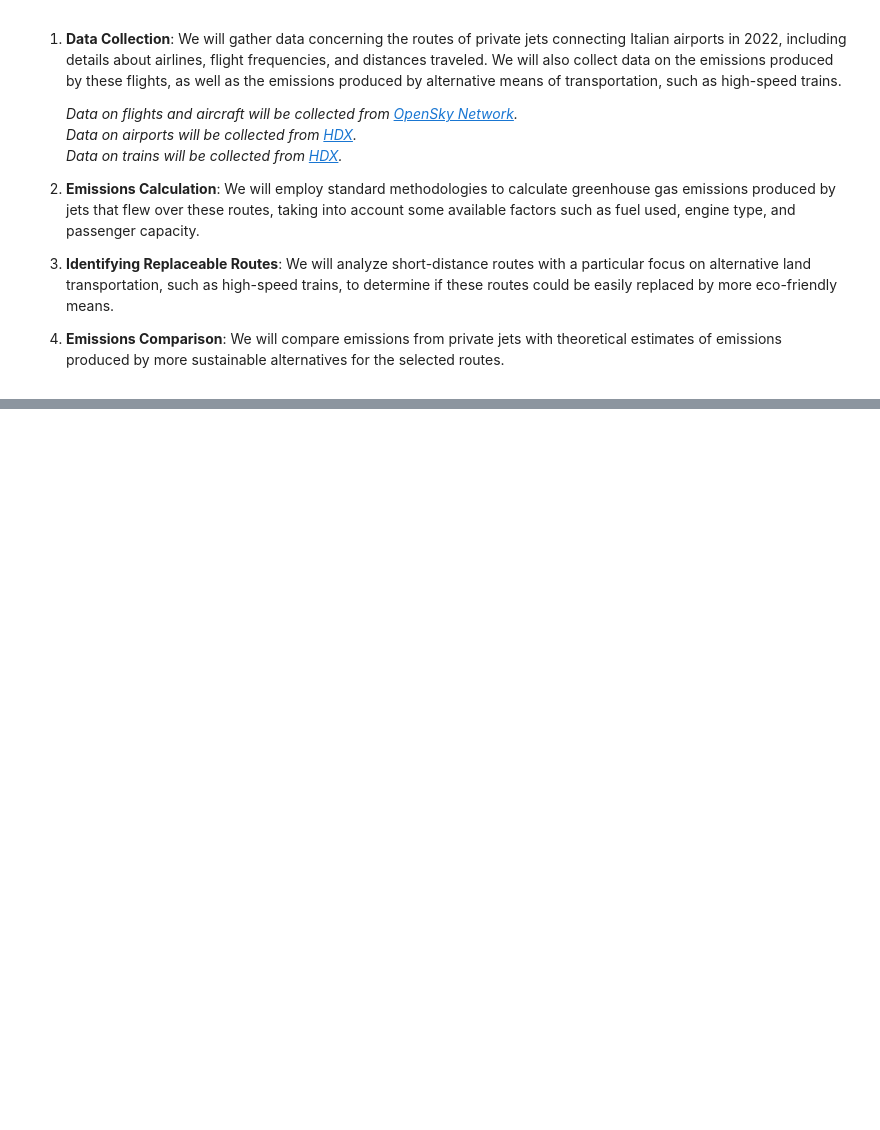
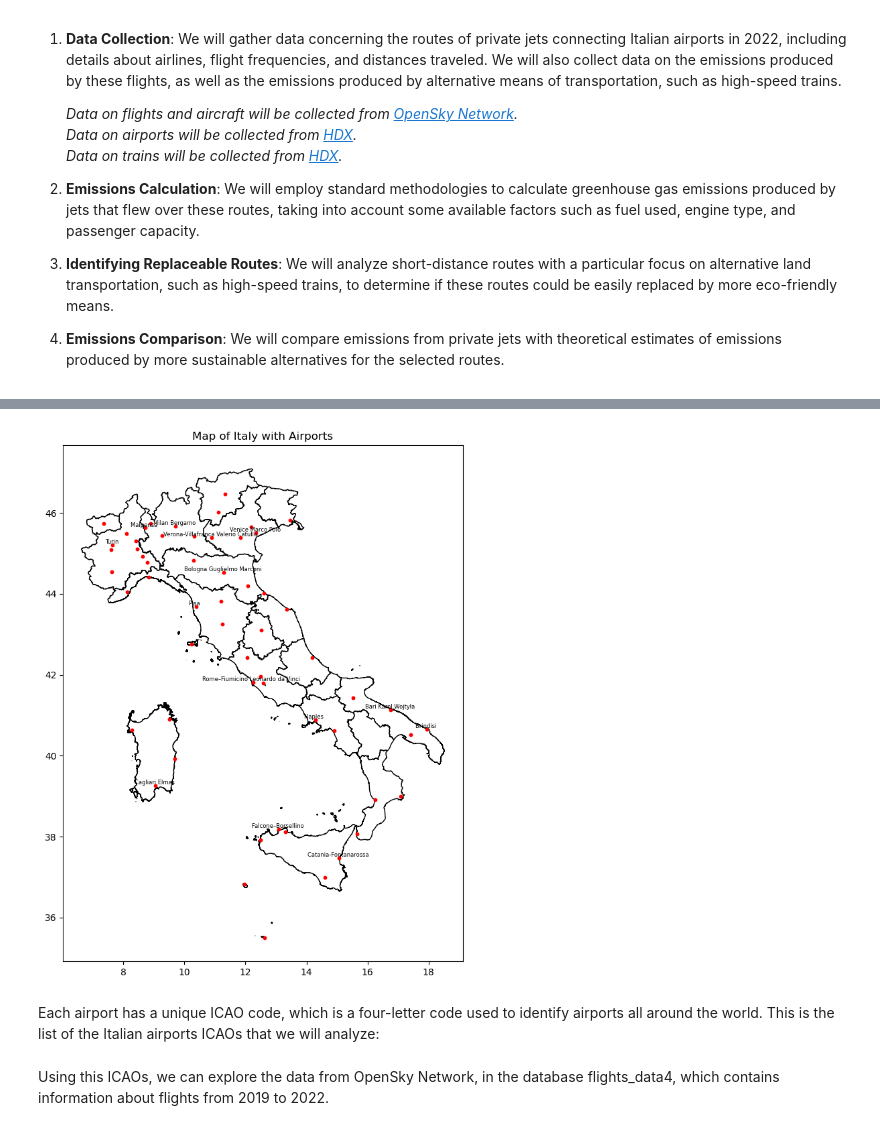
Before and after one commit to LookAtPiomba/AircraftTracker, a Jupyter notebook: project.ipynb, the cells around one changed output, grey strips where cells are left out. Drawn from its saved outputs; the diff is of its cells as text; code cells hidden in the pictures; blank space fills up the shorter version.

Commit message:
Data filtering and exploring

```diff
--- a/project.ipynb
+++ b/project.ipynb
@@ -37,0 +44,18 @@ To achieve our goal, we will follow a series of methodological steps:
+# %%
+df = data[~data['type'].isin(['heliport', 'closed', 'seaplane_base', 'small_airport'])]
+# Filter out rows where the 'name' column contains 'Air Base' as these are military airports
+df = df[~df['name'].str.contains('Air Base')]
+# %%
+import geopandas as gpd
+from shapely.geometry import Point
+
+# Convert latitude and longitude columns into Point geometries
+geometry = [Point(xy) for xy in zip(df["longitude_deg"], df["latitude_deg"])]
+
+# Create a GeoDataFrame with the geometry column
+airports_gdf = gpd.GeoDataFrame(df, geometry=geometry)
+
+# Set the Coordinate Reference System to WGS84 (EPSG:4326)
+airports_gdf.crs = "EPSG:4326"
+
+airports_gdf.head()
@@ -37,0 +70,31 @@ To achieve our goal, we will follow a series of methodological steps:
+# %%
+italy = gpd.read_file('data\Limiti01012023\Reg01012023\Reg01012023_WGS84.shp').to_crs(epsg=4326)
+# %%
+import matplotlib.pyplot as plt
+
+# Plot the map of Italy
+fig, ax = plt.subplots(figsize=(10, 10))
+
+
+# Plot Italy boundaries
+italy.plot(ax=ax, color="white", edgecolor="black")
+
+# Plot airports with label on top of the points
+airports_gdf.plot(ax=ax, color="red", markersize=10)
+
+# Add airport names as labels
+for x, y, name in zip(airports_gdf.geometry.x, airports_gdf.geometry.y, airports_gdf["name"]):
+    # Only if the airport is big, plot the name on top of the point to avoid overlapping of labels
+    if airports_gdf[airports_gdf["name"] == name]["type"].values[0] == "large_airport":
+        ax.text(x, y, name.replace('Airport', '').replace('International', ''), fontsize=6, ha="center", va="bottom", color="black")
+
+# Set plot title
+ax.set_title("Map of Italy with Airports")
+
+# Show the plot
+plt.show()
+# %% [output]
+[figure, added]
+# %% [markdown]
+Each airport has a unique ICAO code, which is a four-letter code used to identify airports all around the world.
+This is the list of the Italian airports ICAOs that we will analyze:
@@ -37,0 +104,2 @@ To achieve our goal, we will follow a series of methodological steps:
+# %% [markdown]
+Using this ICAOs, we can explore the data from OpenSky Network, in the database flights_data4, which contains information about flights from 2019 to 2022.
```
Also changed, not shown: parts of 26 cells of this notebook.
